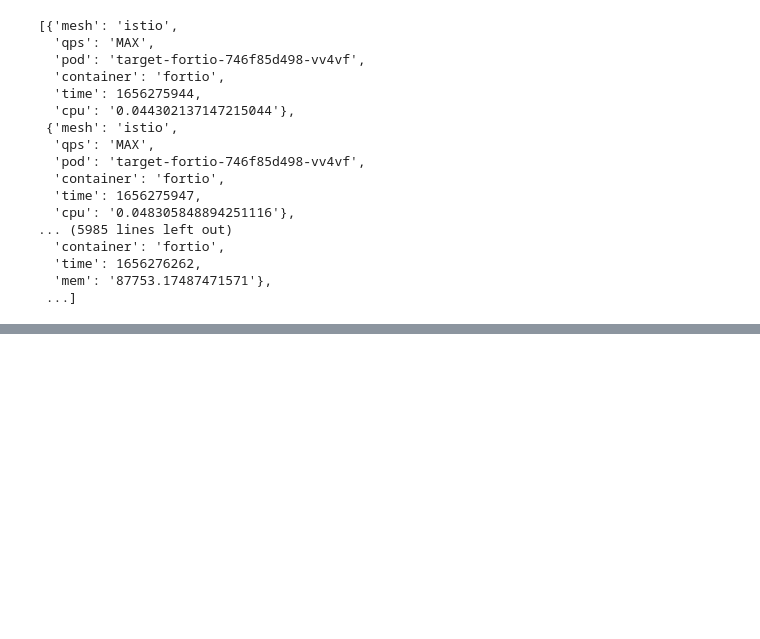
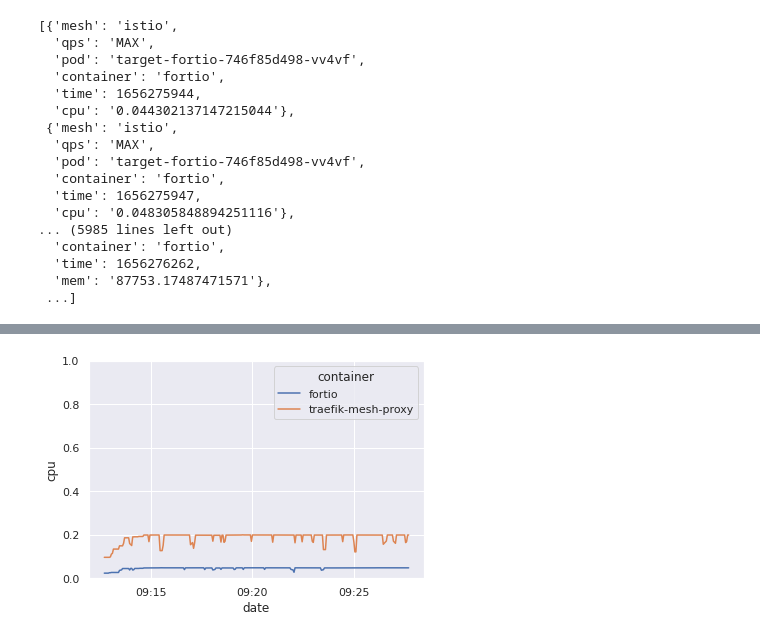
Before and after one commit to RichardBieringa/mesh-bench, a Jupyter notebook: viz/exploration.ipynb, the cells around one changed output, grey strips where cells are left out. Saved outputs shown, nothing was run; the diff lists cells and outputs as text; code cells hidden in the pictures; blank space fills up the shorter version.

```diff
--- a/viz/exploration.ipynb
+++ b/viz/exploration.ipynb
@@ -176,0 +222,4 @@ df.groupby(ids).ffill()\
+# %%
+subset=df[df['mesh'] == 'traefik']
+subset['delta'] = subset.date - subset.date.min()
+subset.head()
@@ -176,0 +237,22 @@ df.groupby(ids).ffill()\
+# %%
+from matplotlib.dates import DateFormatter
+import matplotlib.dates as mdates
+from matplotlib.ticker import (MultipleLocator, FormatStrFormatter,
+                               AutoMinorLocator, LinearLocator)
+fig, ax = plt.subplots()
+
+# Plot the responses for different events and regions
+sns.lineplot(
+    data=subset,
+    x="date",
+    y="cpu",
+    hue="container",
+    # style="pod",
+    ax=ax)
+
+
+ax.set_ylim(bottom=0, top=1)
+myFmt = mdates.DateFormatter('%H:%M')
+ax.xaxis.set_major_formatter(myFmt)
+# %% [output]
+[figure, added]
```
Also changed, not shown: parts of 8 cells of this notebook.
